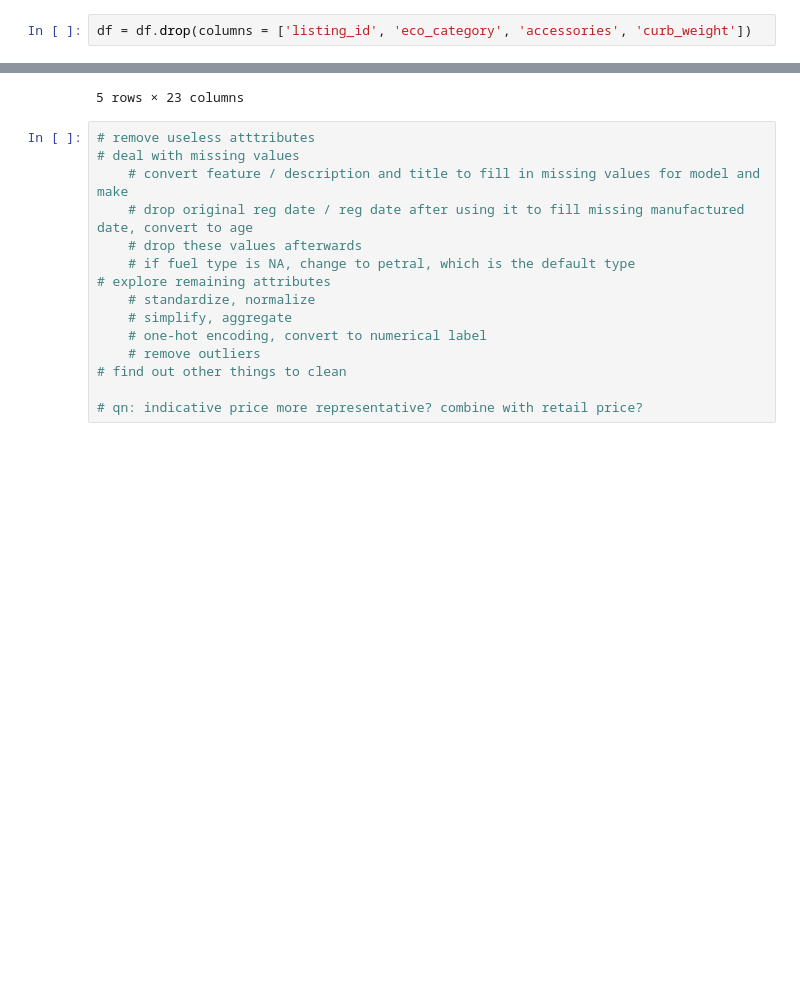
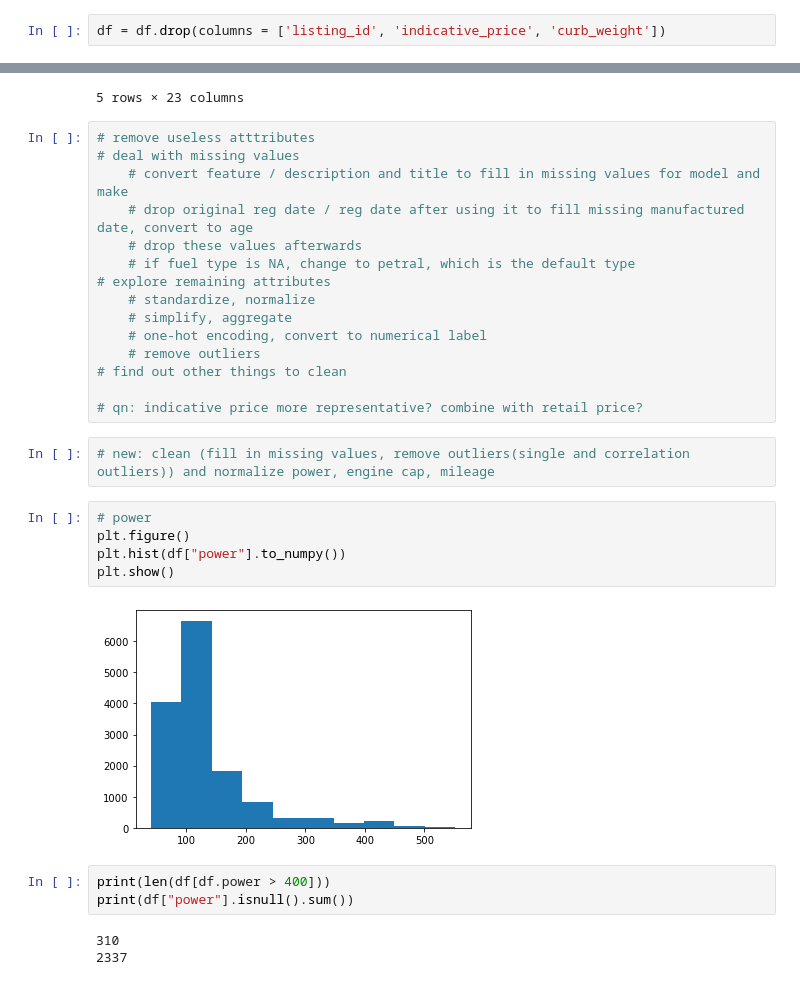
Before and after one commit to WendyBaiYunwei/CS5228-project, a Jupyter notebook: Data-cleaning.ipynb, the cells around one changed output, grey strips where cells are left out. Saved outputs shown, nothing was run; the diff lists cells and outputs as text; blank space fills up the shorter version.

Commit message:
add in cleaning for numerical, left with numerical price

```diff
--- a/Data-cleaning.ipynb
+++ b/Data-cleaning.ipynb
@@ -128,7 +128,7 @@ A value is trying to be set on a copy of a slice from a DataFrame
 
 See the caveats in the documentation: https://pandas.pydata.org/pandas-docs/stable/user_guide/indexing.html#returning-a-view-versus-a-copy
 # %%
-df = df.drop(columns = ['listing_id', 'eco_category', 'accessories', 'curb_weight'])
+df = df.drop(columns = ['listing_id', 'indicative_price', 'curb_weight'])
 # %%
 model_names = np.unique(df['model'])
 print(model_names)
@@ -236,3 +236,18 @@ df.head()
 # find out other things to clean
 
 # qn: indicative price more representative? combine with retail price?
+# %%
+# new: clean (fill in missing values, remove outliers(single and correlation outliers)) and normalize power, engine cap, mileage
+# %%
+# power
+plt.figure()
+plt.hist(df["power"].to_numpy())
+plt.show()
+# %% [output]
+[figure, added]
+# %%
+print(len(df[df.power > 400]))
+print(df["power"].isnull().sum())
+# %% [output]
+310
+2337
```
Also changed, not shown: parts of 8 cells of this notebook.
